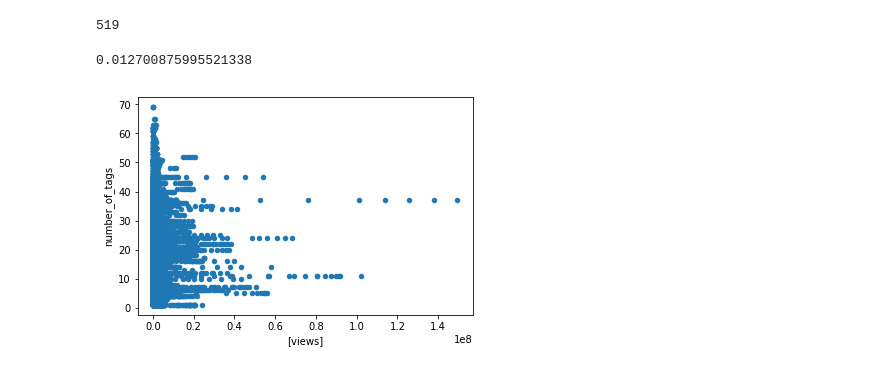
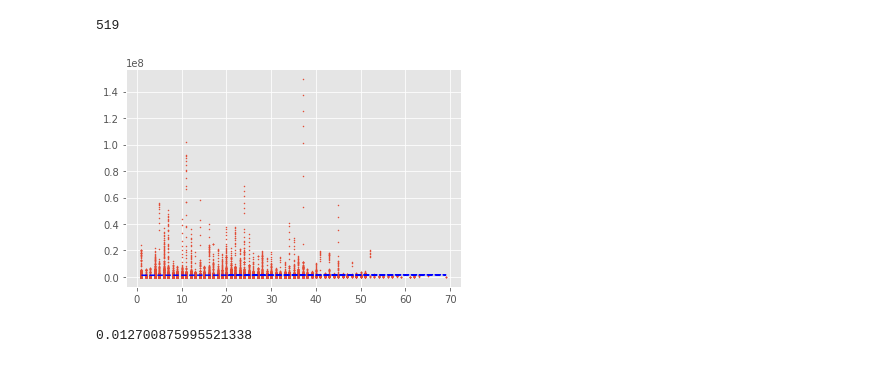
Before and after one commit to JoepStraatman/JoepTube, a Jupyter notebook: JoepTubeTestGoed.ipynb, the cells around one changed output. Drawn from its saved outputs; the diff is of its cells as text; code cells hidden in the pictures.

```diff
--- a/JoepTubeTestGoed.ipynb
+++ b/JoepTubeTestGoed.ipynb
@@ -42,12 +42,22 @@ test = us_videos["dislikes"] > us_videos["likes"]
 len (test[test == True])
 # %% [output]
 519
-# %%
-us_videos.plot(y="number_of_tags", x=["views"], kind="scatter")
-us_videos['number_of_tags'].corr(us_videos['views'])
-# %% [output]
-0.012700875995521338
-[figure, removed]
+# %%
+import matplotlib.pyplot as plt
+x = df['number_of_tags'].tolist()
+y = df['views'].tolist()
+plt.style.use('ggplot')
+plt.scatter(x, y, s=1)
+z = np.polyfit(x, y, 1)
+p = np.poly1d(z)
+plt.plot(x,p(x),"b--")
+
+plt.show()
+
+df['number_of_tags'].corr(df['views'])
+# %% [output]
+[figure, added]
+0.012700875995521338
 # %%
 publishlist = us_videos.publish_time.tolist()
 publishdatelist = {}
```
Also changed, not shown: parts of 11 cells of this notebook.
